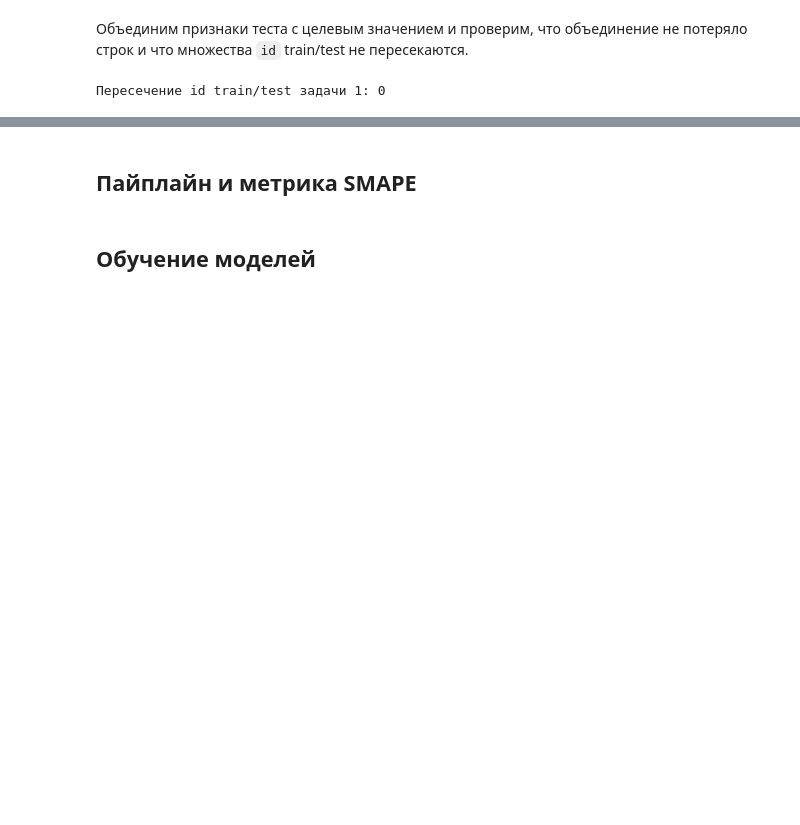
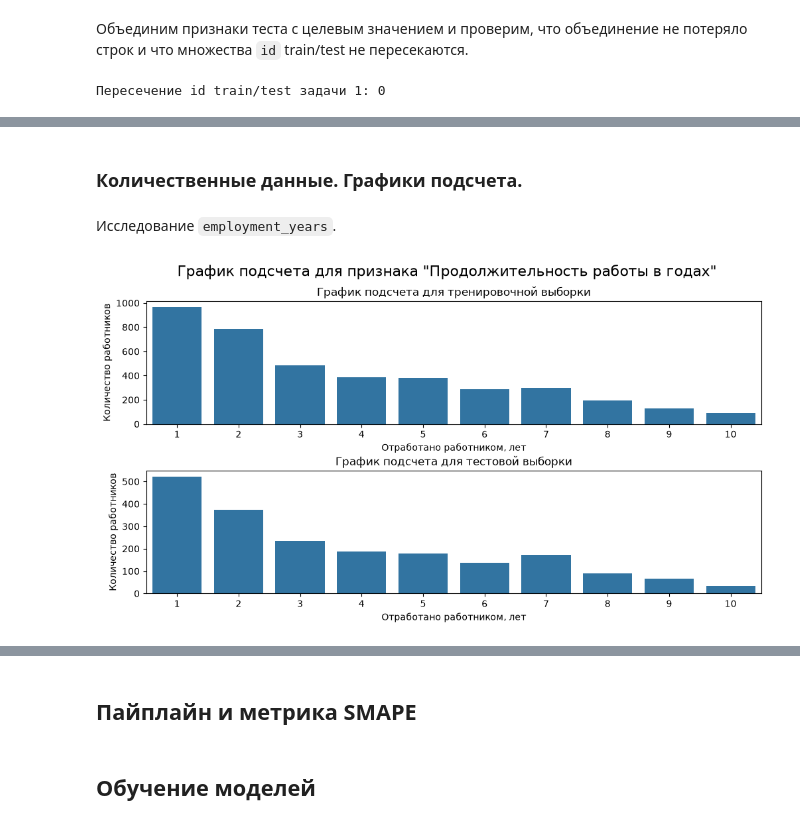
Before and after one commit to yapochinyu/portfolio, a Jupyter notebook: hr-satisfaction-attrition/analysis.ipynb, the cells around one changed output, grey strips where cells are left out. Drawn from its saved outputs; the diff is of its cells as text; code cells hidden in the pictures; blank space fills up the shorter version.

```diff
--- a/hr-satisfaction-attrition/analysis.ipynb
+++ b/hr-satisfaction-attrition/analysis.ipynb
@@ -73,0 +95,13 @@ pd.set_option('display.float_format', '{:,.2f}'.format)
+# %%
+def f_countplot(train, test, suptitle, xlabel, ylabel):
+    fig, (ax1, ax2) = plt.subplots(2, 1, figsize=(10, 5))
+    fig.tight_layout(h_pad=3)
+    fig.suptitle(suptitle, x=0.5, y=1.07, fontsize=16)
+    sns.countplot(x=train, ax=ax1)
+    sns.countplot(x=test, ax=ax2)
+    ax1.set_title('График подсчета для тренировочной выборки')
+    ax1.set_xlabel(xlabel)
+    ax1.set_ylabel(ylabel)
+    ax2.set_title('График подсчета для тестовой выборки')
+    ax2.set_xlabel(xlabel)
+    ax2.set_ylabel(ylabel)
@@ -74,25 +122,11 @@ pd.set_option('display.float_format', '{:,.2f}'.format)
 # %%
-def print_unique_categorical(df):
-    for col in df.select_dtypes(include='object').columns:
-        print(f"{col}: {df[col].unique()}")
-
 def clean_categorical(df, level_col='level'):
-    """Пробелы вместо пропусков -> NaN, опечатка 'sinior' -> 'senior'."""
     df = df.copy()
     for col in df.select_dtypes(include='object').columns:
         df[col] = df[col].replace(' ', np.nan)
     if level_col in df.columns:
         df[level_col] = df[level_col].replace('sinior', 'senior')
     return df
-
-def plot_train_test_hist(train, test, col, title):
-    fig, ax = plt.subplots(figsize=(8, 3.5))
-    sns.histplot(train[col], color='C0', label='train', stat='density', alpha=0.5, ax=ax)
-    sns.histplot(test[col], color='C1', label='test', stat='density', alpha=0.5, ax=ax)
-    ax.set_title(title)
-    ax.legend()
-    plt.tight_layout()
-    plt.show()
 # %% [markdown]
 # Задача 1: прогноз удовлетворённости работой
 # %% [markdown]
@@ -165,12 +198,9 @@ See https://pandas.pydata.org/docs/user_guide/migration-3-strings.html#string-mi
 # %%
 test_sat = test_features.merge(test_target_sat, on='id')
 assert len(test_sat) == len(test_features) == len(test_target_sat)
-assert train_sat.columns.equals(test_sat.columns) or set(train_sat.columns) == set(test_sat.columns)
+assert set(train_sat.columns) == set(test_sat.columns)
 
 overlap = set(train_sat['id']) & set(test_sat['id'])
 print(f"Пересечение id train/test задачи 1: {len(overlap)}")
-
-train_sat = train_sat.set_index('id').sort_index()
-test_sat = test_sat.set_index('id').sort_index()
 # %% [output]
 Пересечение id train/test задачи 1: 0
@@ -176,0 +242,14 @@ test_sat = test_sat.set_index('id').sort_index()
+# %% [markdown]
+### Количественные данные. Графики подсчета.
+# %% [markdown]
+Исследование `employment_years`.
+# %%
+f_countplot(
+    train=train_sat['employment_years'],
+    test=test_sat['employment_years'],
+    suptitle='График подсчета для признака "Продолжительность работы в годах"',
+    xlabel='Отработано работником, лет',
+    ylabel='Количество работников'
+)
+# %% [output]
+[figure, added]
```
Also changed, not shown: parts of 103 cells of this notebook, 3 other files.
